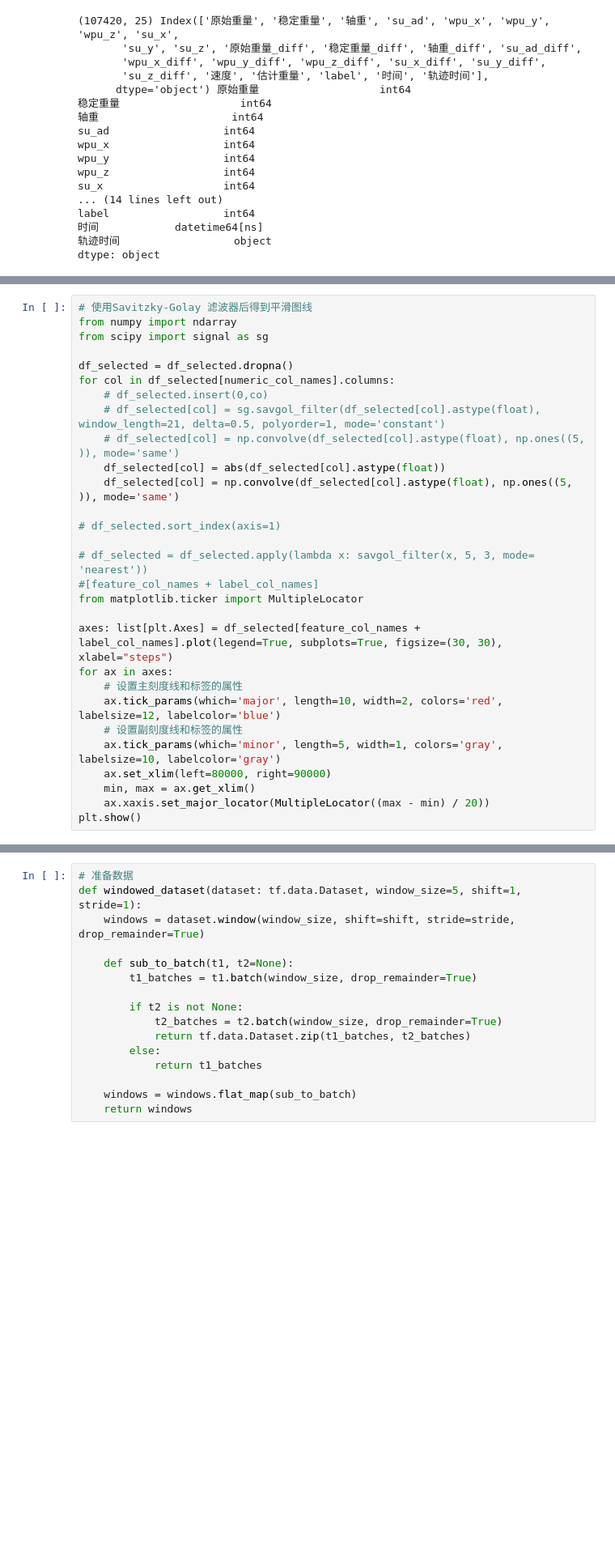
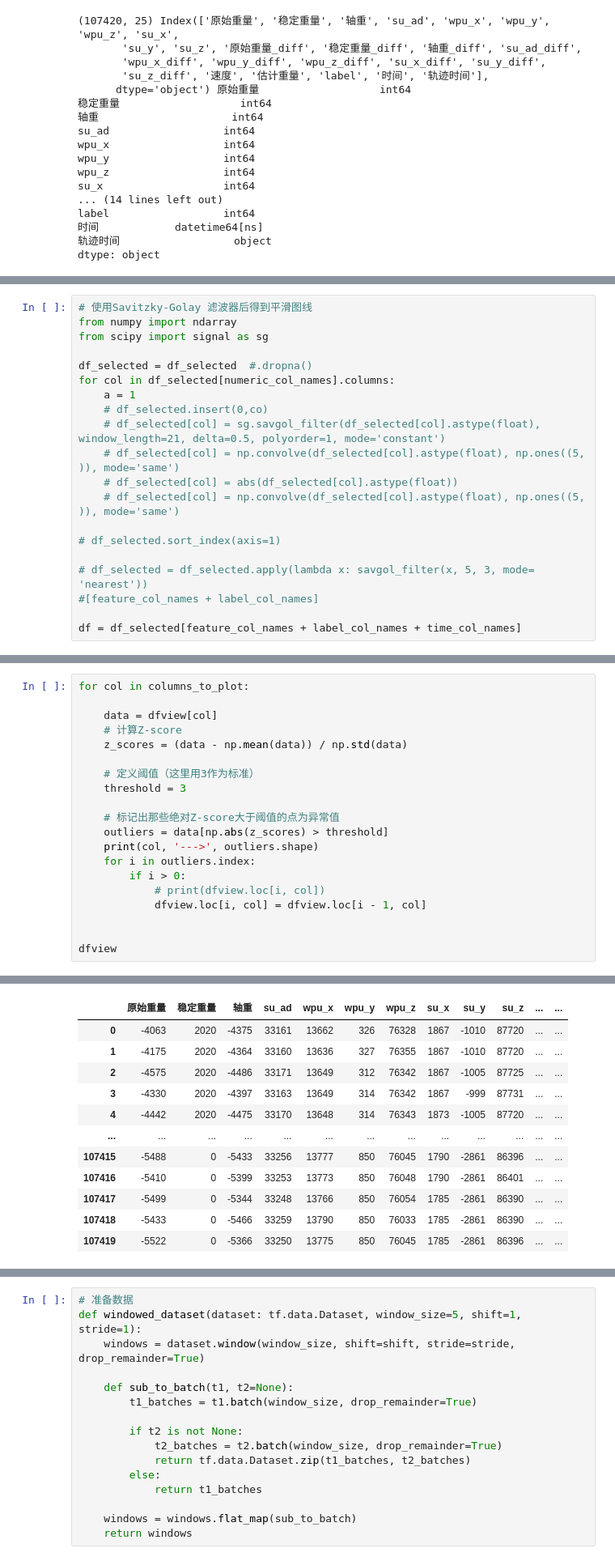
Before and after one commit to ainiubility/CNN-LSTM-Attention, a Jupyter notebook: C_L_A_train_alldata.ipynb, the cells around one changed output, grey strips where cells are left out. Shown: that part at 81% size. Saved outputs shown, nothing was run; the diff lists cells and outputs as text; blank space fills up the shorter version.

```diff
--- a/C_L_A_train_alldata.ipynb
+++ b/C_L_A_train_alldata.ipynb
@@ -244,27 +217,18 @@ indices_list.shape
 from numpy import ndarray
 from scipy import signal as sg
 
-df_selected = df_selected.dropna()
+df_selected = df_selected  #.dropna()
 for col in df_selected[numeric_col_names].columns:
+    a = 1
     # df_selected.insert(0,co)
     # df_selected[col] = sg.savgol_filter(df_selected[col].astype(float), window_length=21, delta=0.5, polyorder=1, mode='constant')
     # df_selected[col] = np.convolve(df_selected[col].astype(float), np.ones((5, )), mode='same')
-    df_selected[col] = abs(df_selected[col].astype(float))
-    df_selected[col] = np.convolve(df_selected[col].astype(float), np.ones((5, )), mode='same')
+    # df_selected[col] = abs(df_selected[col].astype(float))
+    # df_selected[col] = np.convolve(df_selected[col].astype(float), np.ones((5, )), mode='same')
 
 # df_selected.sort_index(axis=1)
 
 # df_selected = df_selected.apply(lambda x: savgol_filter(x, 5, 3, mode= 'nearest'))
 #[feature_col_names + label_col_names]
-from matplotlib.ticker import MultipleLocator
 
-axes: list[plt.Axes] = df_selected[feature_col_names + label_col_names].plot(legend=True, subplots=True, figsize=(30, 30), xlabel="steps")
-for ax in axes:
-    # 设置主刻度线和标签的属性
-    ax.tick_params(which='major', length=10, width=2, colors='red', labelsize=12, labelcolor='blue')
-    # 设置副刻度线和标签的属性
-    ax.tick_params(which='minor', length=5, width=1, colors='gray', labelsize=10, labelcolor='gray')
-    ax.set_xlim(left=80000, right=90000)
-    min, max = ax.get_xlim()
-    ax.xaxis.set_major_locator(MultipleLocator((max - min) / 20))
-plt.show()
+df = df_selected[feature_col_names + label_col_names + time_col_names]
@@ -272,0 +287,21 @@ plt.show()
+# %%
+for col in columns_to_plot:
+
+    data = dfview[col]
+    # 计算Z-score
+    z_scores = (data - np.mean(data)) / np.std(data)
+
+    # 定义阈值（这里用3作为标准）
+    threshold = 3
+
+    # 标记出那些绝对Z-score大于阈值的点为异常值
+    outliers = data[np.abs(z_scores) > threshold]
+    print(col, '--->', outliers.shape)
+    for i in outliers.index:
+        if i > 0:
+            # print(dfview.loc[i, col])
+            dfview.loc[i, col] = dfview.loc[i - 1, col]
+
+
+dfview
+# %% [output]
@@ -272,0 +325,12 @@ plt.show()
+|  | 原始重量 | 稳定重量 | 轴重 | su_ad | wpu_x | wpu_y | wpu_z | su_x | su_y | su_z | ... | ... |
+| 0 | -4063 | 2020 | -4375 | 33161 | 13662 | 326 | 76328 | 1867 | -1010 | 87720 | ... | ... |
+| 1 | -4175 | 2020 | -4364 | 33160 | 13636 | 327 | 76355 | 1867 | -1010 | 87720 | ... | ... |
+| 2 | -4575 | 2020 | -4486 | 33171 | 13649 | 312 | 76342 | 1867 | -1005 | 87725 | ... | ... |
+| 3 | -4330 | 2020 | -4397 | 33163 | 13649 | 314 | 76342 | 1867 | -999 | 87731 | ... | ... |
+| 4 | -4442 | 2020 | -4475 | 33170 | 13648 | 314 | 76343 | 1873 | -1005 | 87720 | ... | ... |
+| ... | ... | ... | ... | ... | ... | ... | ... | ... | ... | ... | ... | ... |
+| 107415 | -5488 | 0 | -5433 | 33256 | 13777 | 850 | 76045 | 1790 | -2861 | 86396 | ... | ... |
+| 107416 | -5410 | 0 | -5399 | 33253 | 13773 | 850 | 76048 | 1790 | -2861 | 86401 | ... | ... |
+| 107417 | -5499 | 0 | -5344 | 33248 | 13766 | 850 | 76054 | 1785 | -2861 | 86390 | ... | ... |
+| 107418 | -5433 | 0 | -5466 | 33259 | 13790 | 850 | 76033 | 1785 | -2861 | 86390 | ... | ... |
+| 107419 | -5522 | 0 | -5366 | 33250 | 13775 | 850 | 76045 | 1785 | -2861 | 86396 | ... | ... |
```
Also changed, not shown: parts of 19 cells of this notebook, 6 other files.
